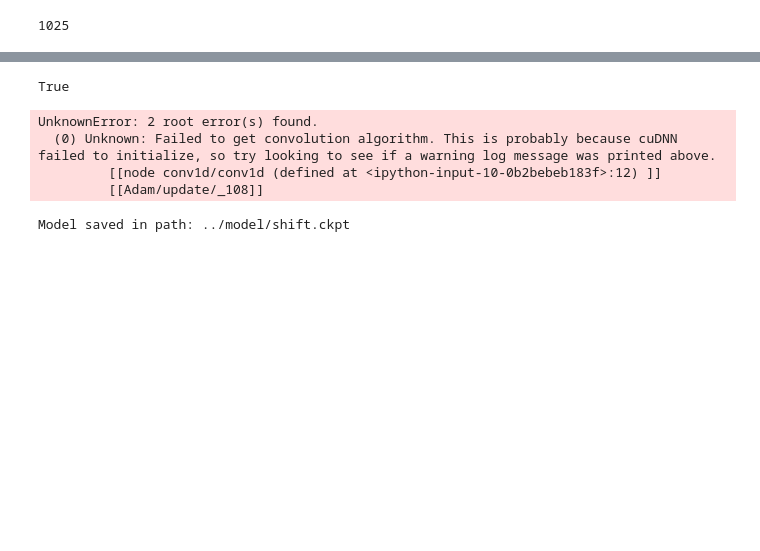
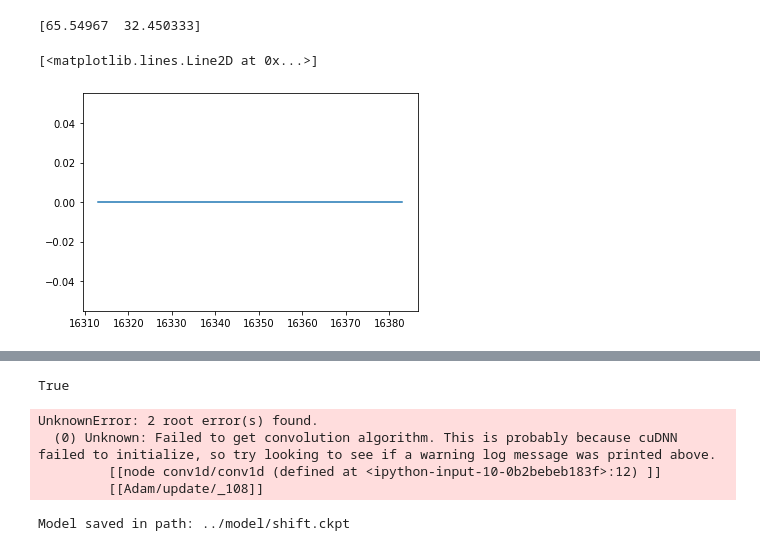
Before and after one commit to jw222/Gravitational-Wave, a Jupyter notebook: MPredictor.ipynb, the cells around one changed output, grey strips where cells are left out. Drawn from its saved outputs; the diff is of its cells as text; code cells hidden in the pictures; blank space fills up the shorter version.

```diff
--- a/MPredictor.ipynb
+++ b/MPredictor.ipynb
@@ -82,10 +185,19 @@ print(end-start)
+# %%
+batch, label = get_batch(f_train, 64, real_noise=True)
+print(label[0][0])
+plt.plot(batch[0][0])
+# %% [output]
+[65.54967  32.450333]
+[<matplotlib.lines.Line2D at 0x...>]
+[figure, added]
 # %%
-dilation_rates = [2**i for i in range(10)]
-receptive_field = sum(dilation_rates)+2
-print(receptive_field)
+import tensorflow as tf
 
-def WaveNet(x):
-    length = tf.shape(x)[-1]
+#print(receptive_field)
+
+def WaveNet(x, train=True):
+    dilation_rates = [2**i for i in range(10)]
+    receptive_field = sum(dilation_rates)+2
     # preprocessing causal layer
     x = tf.layers.conv1d(
         inputs=x,
@@ -101,7 +213,7 @@ def WaveNet(x):
             inputs=x,
             filters=32,
             kernel_size=2,
-            padding="causal",
+            padding="same",
             dilation_rate=dilation_rate,
             activation=tf.nn.tanh)
 
@@ -110,7 +222,7 @@ def WaveNet(x):
             inputs=x,
             filters=32,
             kernel_size=2,
-            padding="causal",
+            padding="same",
             dilation_rate=dilation_rate,
             activation=tf.nn.sigmoid)
 
@@ -159,30 +271,28 @@ def WaveNet(x):
             kernel_size=1,
             padding="same")
 
-    # max pooling to get k outputs
-    #raw = tf.layers.max_pooling1d(raw, (LENGTH-receptive_field)//512, (LENGTH-receptive_field)//512)
-    #raw = tf.slice(raw, [0,0,0], [-1,512,-1])
     raw = tf.layers.flatten(raw)
 
     # get k-highest outputs
-    values, indices = tf.nn.top_k(raw, 512, False)
+    values, indices = tf.nn.top_k(raw, 1024, False)
+    #values = tf.slice(raw, [0,0], [-1,7000])
 
-    values = tf.layers.dense(values, units=1024, activation=tf.nn.relu)
-    values = tf.layers.dropout(inputs=values, rate=0.2)
-    values = tf.layers.dense(values, units=128, activation=tf.nn.relu)
-    values = tf.layers.dropout(inputs=values, rate=0.2)
+    m1 = values
+    m2 = values
+    m1 = tf.layers.dense(m1, units=512, activation=tf.nn.relu)
+    m2 = tf.layers.dense(m2, units=512, activation=tf.nn.relu)
+    m1 = tf.layers.dropout(inputs=m1, rate=0.1, training=train)
+    m2 = tf.layers.dropout(inputs=m2, rate=0.1, training=train)
+    m1 = tf.layers.dense(m1, units=256, activation=tf.nn.relu)
+    m2 = tf.layers.dense(m2, units=256, activation=tf.nn.relu)
+    m1 = tf.layers.dropout(inputs=m1, rate=0.1, training=train)
+    m2 = tf.layers.dropout(inputs=m2, rate=0.1, training=train)
+    m1 = tf.layers.dense(m1, units=128, activation=tf.nn.relu)
+    m2 = tf.layers.dense(m2, units=128, activation=tf.nn.relu)
+    m1 = tf.layers.dropout(inputs=m1, rate=0.1, training=train)
+    m2 = tf.layers.dropout(inputs=m2, rate=0.1, training=train)
+    m1 = tf.layers.dense(m1, units=1, activation=tf.nn.relu)
+    m2 = tf.layers.dense(m2, units=1, activation=tf.nn.relu)
 
-    #indices = tf.divide(tf.cast(indices, tf.float32), tf.cast(length, tf.float32))
-    #indices = tf.layers.dense(indices, units=128, activation=tf.nn.relu)
-    #indices = tf.layers.dropout(inputs=indices, rate=0.1)
-    #indices = tf.layers.dense(indices, units=128, activation=tf.nn.relu)
-    #indices = tf.layers.dropout(inputs=indices, rate=0.1)
-
-    #out = tf.multiply(tf.nn.sigmoid(indices), tf.nn.tanh(values))
-
-    out = tf.layers.dense(values, units=2, activation=tf.nn.relu)
-
-    return out
+    return tf.concat([m1, m2], 1)
-# %% [output]
-1025
 # %%
```
Also changed, not shown: parts of 11 cells of this notebook, 3 other files.
